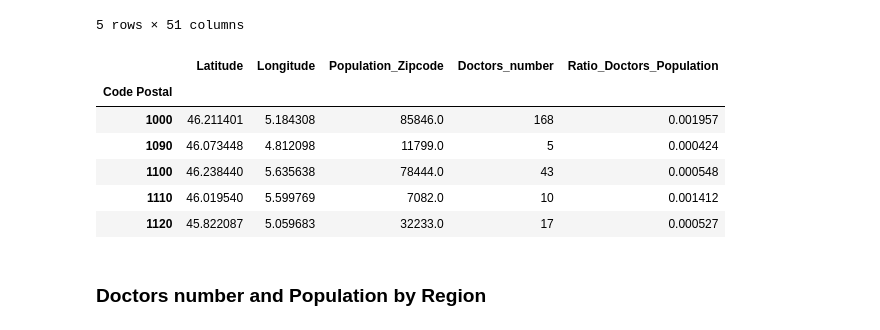
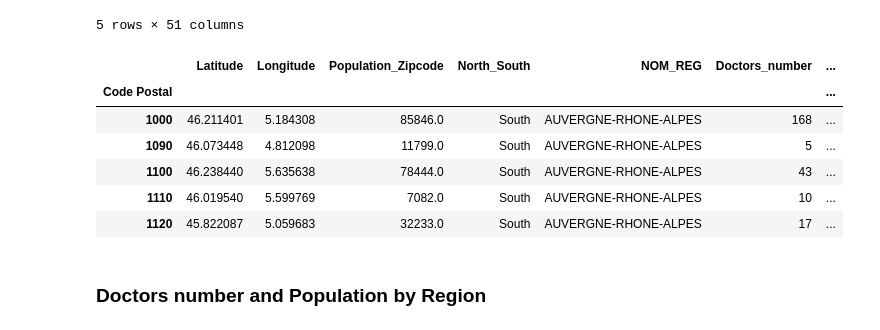
Before and after one commit to DianeDrl/Capstone-Project-1, a Jupyter notebook: Capstone Project 1.ipynb, the cells around one changed output. Saved outputs shown, nothing was run; the diff lists cells and outputs as text; code cells hidden in the pictures.

```diff
--- a/Capstone Project 1.ipynb
+++ b/Capstone Project 1.ipynb
@@ -316,20 +318,21 @@ Name: mean, dtype: float64
 # %%
 # Population and Doctors by Zip Code
 # Dataframe doctors number by zip code
-Population_Doctors_by_zipcode=data_merge.groupby(['Code Postal','Latitude','Longitude','Population_Zipcode'])[['Code profession']].count()
+Population_Doctors_by_zipcode=data_merge.groupby(['Code Postal','Latitude','Longitude','Population_Zipcode',
+                                                  'North_South','NOM_REG'])[['Code profession']].count()
 Population_Doctors_by_zipcode.columns=['Doctors_number']
 Population_Doctors_by_zipcode=Population_Doctors_by_zipcode.reset_index()
 Population_Doctors_by_zipcode=Population_Doctors_by_zipcode.set_index('Code Postal')
 Population_Doctors_by_zipcode['Ratio_Doctors_Population']=Population_Doctors_by_zipcode.Doctors_number/Population_Doctors_by_zipcode.Population_Zipcode
 Population_Doctors_by_zipcode.head()
 # %% [output]
-|  | Latitude | Longitude | Population_Zipcode | Doctors_number | Ratio_Doctors_Population |
-| Code Postal |  |  |  |  |  |
-| 1000 | 46.211401 | 5.184308 | 85846.0 | 168 | 0.001957 |
-| 1090 | 46.073448 | 4.812098 | 11799.0 | 5 | 0.000424 |
-| 1100 | 46.238440 | 5.635638 | 78444.0 | 43 | 0.000548 |
-| 1110 | 46.019540 | 5.599769 | 7082.0 | 10 | 0.001412 |
-| 1120 | 45.822087 | 5.059683 | 32233.0 | 17 | 0.000527 |
+|  | Latitude | Longitude | Population_Zipcode | North_South | NOM_REG | Doctors_number | ... |
+| Code Postal |  |  |  |  |  |  | ... |
+| 1000 | 46.211401 | 5.184308 | 85846.0 | South | AUVERGNE-RHONE-ALPES | 168 | ... |
+| 1090 | 46.073448 | 4.812098 | 11799.0 | South | AUVERGNE-RHONE-ALPES | 5 | ... |
+| 1100 | 46.238440 | 5.635638 | 78444.0 | South | AUVERGNE-RHONE-ALPES | 43 | ... |
+| 1110 | 46.019540 | 5.599769 | 7082.0 | South | AUVERGNE-RHONE-ALPES | 10 | ... |
+| 1120 | 45.822087 | 5.059683 | 32233.0 | South | AUVERGNE-RHONE-ALPES | 17 | ... |
 # %% [markdown]
 ### Doctors number and Population by Region
 # %%
```
Also changed, not shown: parts of 20 cells of this notebook.
